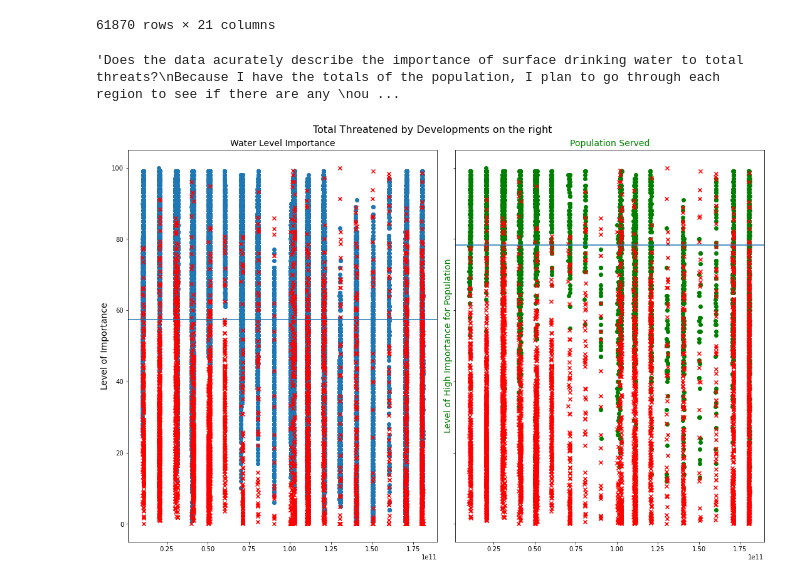
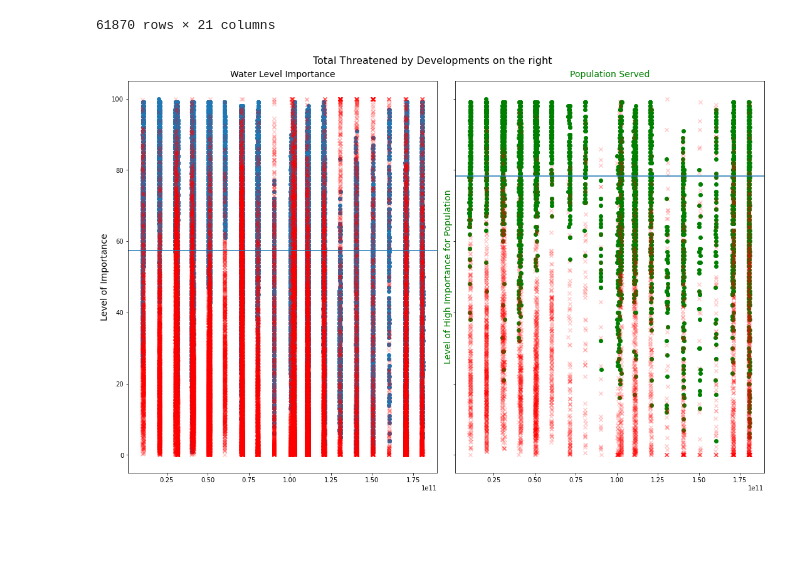
Before and after one commit to TaraBlackburn/surface_drinking_water, a Jupyter notebook: surface_water1.ipynb, the cells around one changed output. Saved outputs shown, nothing was run; the diff lists cells and outputs as text; code cells hidden in the pictures; blank space fills up the shorter version.

```diff
--- a/surface_water1.ipynb
+++ b/surface_water1.ipynb
@@ -38,24 +38,3 @@ df
 | 87618 | 180800031302 | Robinson Canyon-Long Valley Creek | 0 | 0.00 | 0.00 | 0.0 | 0.00 | 0.00000 | 0.00000 | 0.00000 | ... |
 | 87619 | 180800031303 | Chimney Canyon-Long Valley Creek | 0 | 0.00 | 0.00 | 0.0 | 0.00 | 0.00000 | 0.00000 | 0.00000 | ... |
 61870 rows × 21 columns
-# %%
-#How does the forest in these areas with the population served affected by the threats?
-'''Does the data acurately describe the importance of surface drinking water to total threats?
-Because I have the totals of the population, I plan to go through each region to see if there are any
-outliers that the data would not be able to portray. Basically seeing if all the p_vals of the regions are
-acurately representative of the overall data. - if the mean of the regions p_vals are within a .05 confidence
-level of the populations confidence level
-
-Also seeing if development is the largest risk for our forests.'''
-
-# norm distribution of total wli and pop
-    # each region significatance value - graph - does it match the norm dist of the total.
-
-  #use the IMP1 and mean water supply to determine where in the world the swli would potentially
-         #be affected by threats given the averages of US regions where the total population is served.
-    #picked a random water source, based on pop served to see the threat level of development
-
-#Hn = The population does not affect the level of threat of development to forests
-#Ha = The population does affect the level of threat of development to forest
-# %% [output]
-'Does the data acurately describe the importance of surface drinking water to total threats?\nBecause I have the totals of the population, I plan to go through each region to see if there are any \nou ...
@@ -62,16 +44,16 @@ Also seeing if development is the largest risk for our forests.'''
 # %%
-def pop_served_graph(name_label, pop, huc_area):
+def pop_served_graph(name_label, pop, huc_are):
     #range of ints to set the graphs for starting - iterate over HUC's in the data.
     fig, ax = plt.subplots(1, 2, sharey='row', figsize=(15, 10))
-    df_imp0 = huc_area['IMP1']
-    df_lower = huc_area['HUC_12']
+    df_imp0 = huc_are['IMP1']
+    df_lower = huc_are['HUC_12']
+    total_dev = huc_area(huc_are, 100, 2000, 'DEV_FOR3')
     ax[0].scatter(df_lower, df_imp0)
     ax[0].set_title('Water Level Importance', size=14)
     ax[0].set_ylabel('Level of Importance', size=14)
-    mean = df_imp0 = huc_area['IMP1'].mean()
+    mean = df_imp0 = huc_are['IMP1'].mean()
     ax[0].axhline(mean)
-    ax[0].scatter(pop['HUC_12'], pop['PER_DEV3'], marker = 'x', color='red')
-    pop_80 = pop[pop['PER_DEV3'] >0 & (pop['POPSERVED'] > 0)]
+    ax[0].scatter(total_dev['HUC_12'], total_dev['PER_DEV3'], marker = 'x', color='red', alpha=.2)
 
 
     df_pop0 = pop['IMP1']
@@ -81,21 +63,23 @@ def pop_served_graph(name_label, pop, huc_area):
     ax[1].set_ylabel('Level of High Importance for Population', size=14, color='green')
     pop_mean = pop['IMP1'].mean()
     ax[1].axhline(pop_mean)
-    ax[1].scatter(pop_80['HUC_12'], pop_80['PER_DEV3'], marker = 'x', color='red')
+    ax[1].scatter(pop['HUC_12'], pop['PER_DEV3'], marker = 'x', color='red', alpha=.2)
     plt.suptitle(name_label, size=16)
     plt.tight_layout()
     ax
 # %%
 #50930 <- how many subregions have a swdli
+#42432 <- how many of those sub regions are affected by development
 #4512 - how many of those subregions serve a population total -
 #4372 - how many of those subregion's forests to wli are highly threatened by developments.
-#
+
 total = huc_area(df, 100, 2000, 'IMP1')
+total_dev = huc_area(total, 100, 2000, 'DEV_FOR3')
 total_pop = huc_area(total, 100, 2000, 'POPSERVED')
-total_dev = huc_area(total_pop, 100, 2000, 'DEV_FOR3')
+total_pop_dev = huc_area(total_pop, 100, 2000, 'DEV_FOR3')
 pop_served_graph('Total Threatened by Developments on the right', total_pop, total)
 # %% [output]
-[figure, old version]
+[figure, new version]
 # %%
 #42432 <- count of how many subregions are affacted by dev_for3
 total_dev = huc_area(total_pop, 100, 200, 'DEV_FOR3')
```
Also changed, not shown: parts of 6 cells of this notebook, 1 other file.
